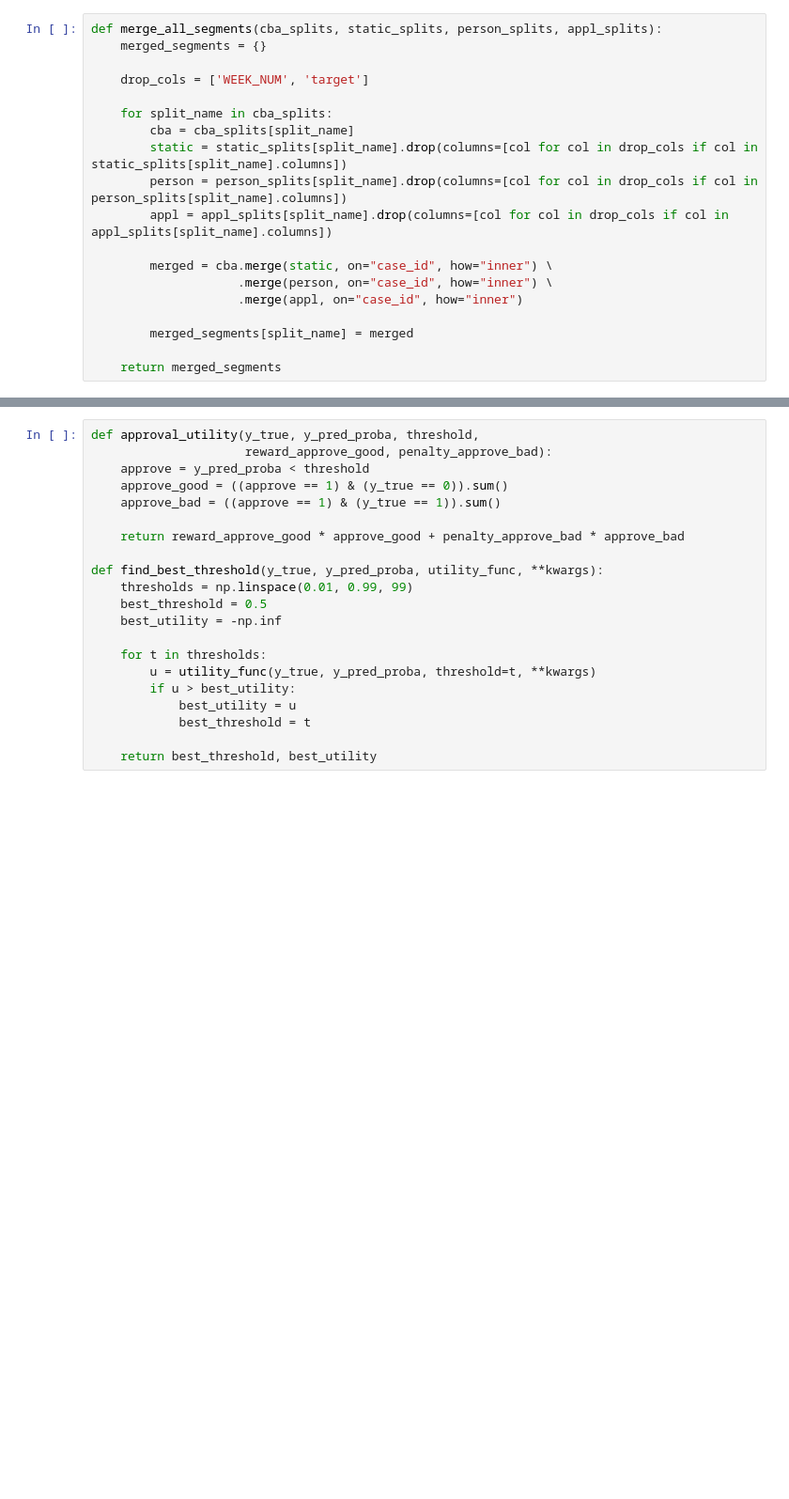
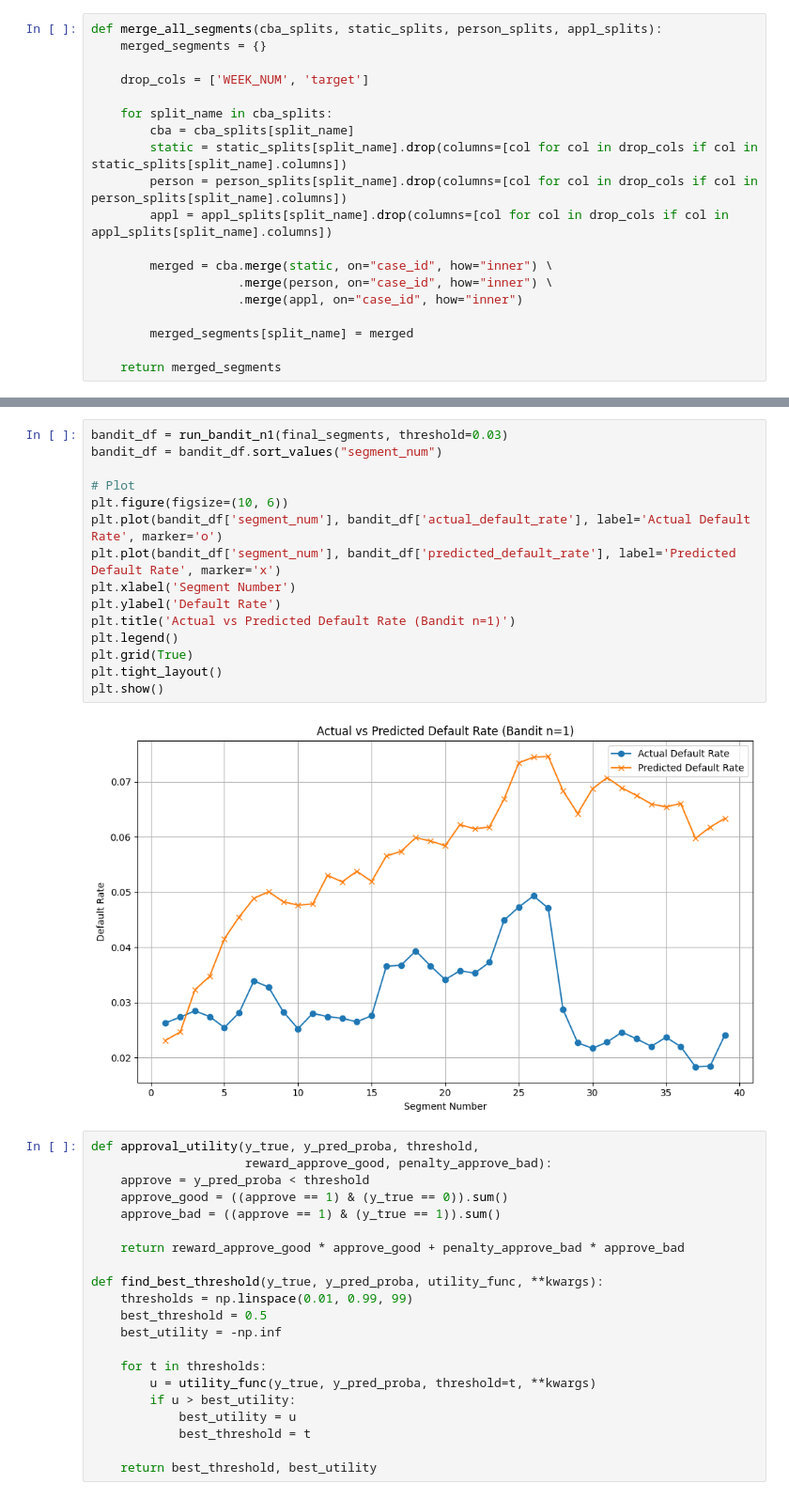
Before and after one commit to manpreetsingh227/MSc-project, a Jupyter notebook: notebooks/EDA.ipynb, the cells around one changed output, grey strips where cells are left out. Shown at 94% size. Drawn from its saved outputs; the diff is of its cells as text; blank space fills up the shorter version.

```diff
--- a/notebooks/EDA.ipynb
+++ b/notebooks/EDA.ipynb
@@ -305,3 +530,20 @@ final_segments = merge_all_segments(cba_proc, static_proc, person_proc, appl_pro
+# %%
+bandit_df = run_bandit_n1(final_segments, threshold=0.03)
+bandit_df = bandit_df.sort_values("segment_num")
+
+# Plot
+plt.figure(figsize=(10, 6))
+plt.plot(bandit_df['segment_num'], bandit_df['actual_default_rate'], label='Actual Default Rate', marker='o')
+plt.plot(bandit_df['segment_num'], bandit_df['predicted_default_rate'], label='Predicted Default Rate', marker='x')
+plt.xlabel('Segment Number')
+plt.ylabel('Default Rate')
+plt.title('Actual vs Predicted Default Rate (Bandit n=1)')
+plt.legend()
+plt.grid(True)
+plt.tight_layout()
+plt.show()
+# %% [output]
+[figure, added]
 # %%
 def approval_utility(y_true, y_pred_proba, threshold,
                      reward_approve_good, penalty_approve_bad):
```
Also changed, not shown: parts of 6 cells of this notebook, 1 other file.
